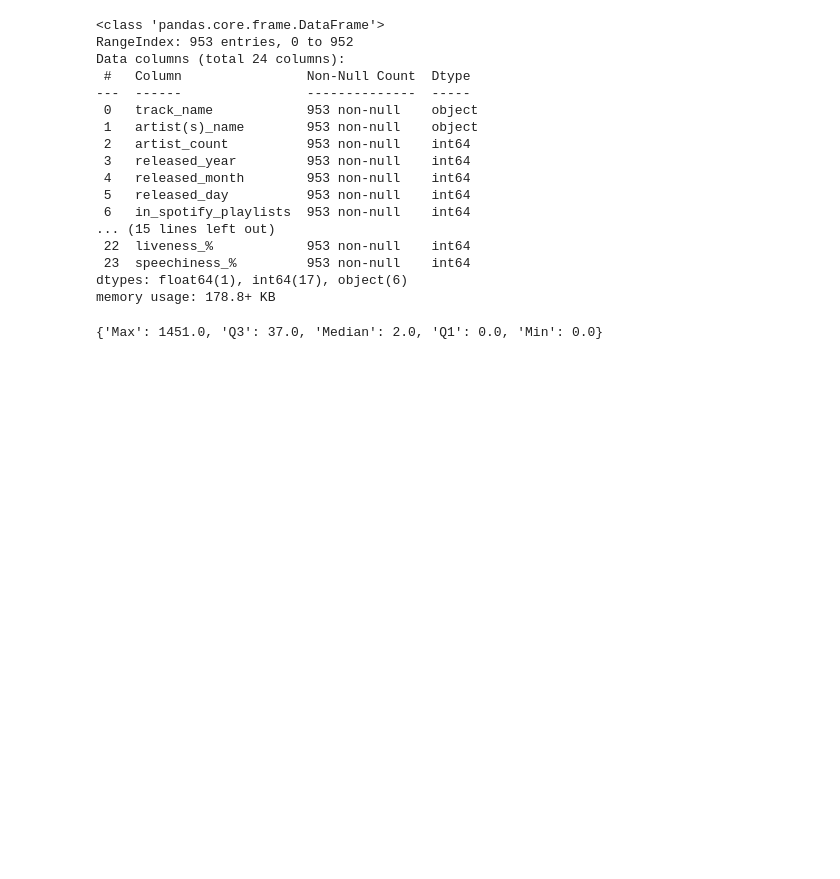
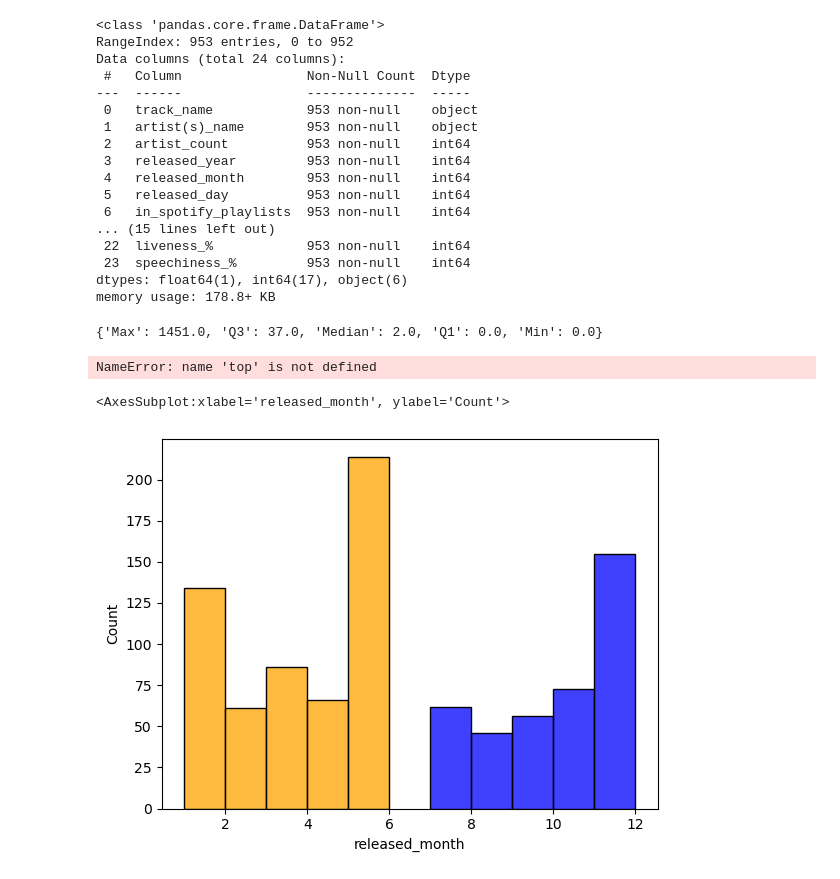
Before and after one commit to ReapersOne/AI, a Jupyter notebook: Semester 1/Spotify2023/Spotify2023.ipynb, the cells around one changed output. Cells and saved outputs as stored; diff of their text form; code cells hidden in the pictures; blank space fills up the shorter version.

```diff
--- a/Semester 1/Spotify2023/Spotify2023.ipynb
+++ b/Semester 1/Spotify2023/Spotify2023.ipynb
@@ -43,3 +43,18 @@ summary = {
 summary
 # %% [output]
 {'Max': 1451.0, 'Q3': 37.0, 'Median': 2.0, 'Q1': 0.0, 'Min': 0.0}
+# %%
+df_winterspring = df[df['released_month'] <= 6]
+df_summerfall = df[df['released_month'] > 6]
+
+def overlayHisograms(bottom, top, x, bins):
+    sns.histplot(data=bottom, x=x, bins=bins, color='orange')
+    sns.histplot(data=top, x=x, bins=bins, color='blue')
+# %% [output]
+NameError: name 'top' is not defined
+# %%
+sns.histplot(data=df_winterspring, x="released_month", bins=5, color="orange")
+sns.histplot(data=df_summerfall, x="released_month", bins=5, color="blue")
+# %% [output]
+<AxesSubplot:xlabel='released_month', ylabel='Count'>
+[figure, added]
```
Also changed, not shown: parts of 1 cell of this notebook, 1 other file.
